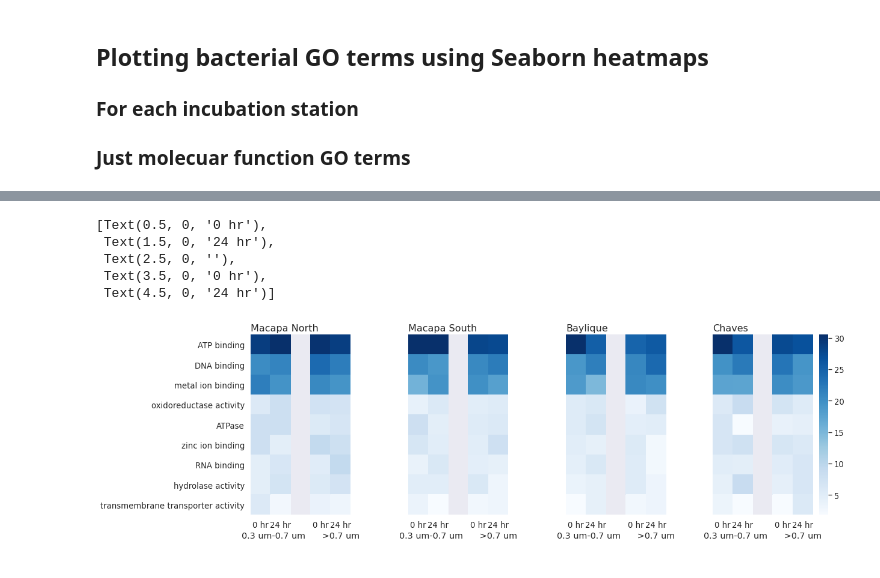
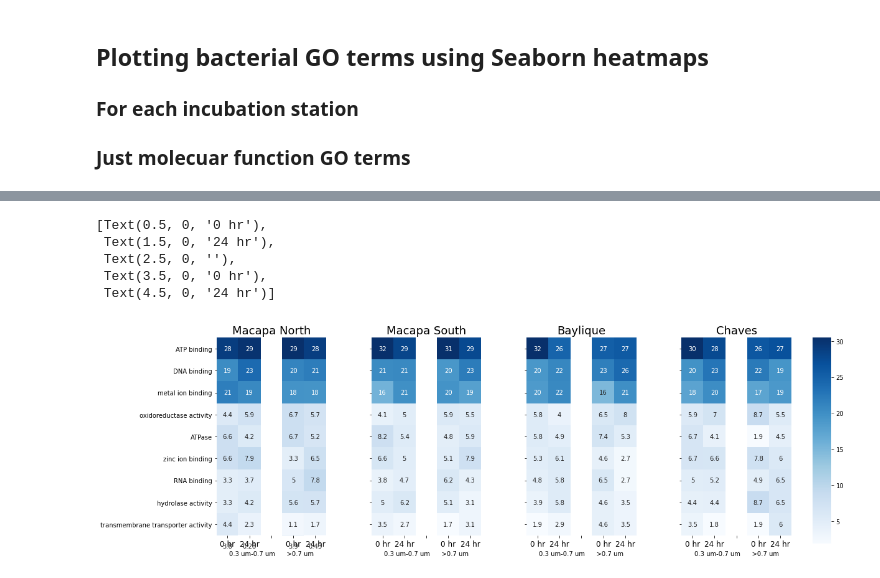
Before and after one commit to MeganEDuffy/amazon, a Jupyter notebook: notebooks/Trocas7_INCUBATIONS/GO-terms/All-stations-MF.ipynb, the cells around one changed output, grey strips where cells are left out. Drawn from its saved outputs; the diff is of its cells as text; code cells hidden in the pictures.

```diff
--- a/notebooks/Trocas7_INCUBATIONS/GO-terms/All-stations-MF.ipynb
+++ b/notebooks/Trocas7_INCUBATIONS/GO-terms/All-stations-MF.ipynb
@@ -38,40 +38,45 @@ CV.head()
 # %%
-fig,(ax1,ax2,ax3, ax4) = plt.subplots(1,4,sharey=True, sharex = True, figsize = (15, 5))
+fig,(ax1,ax2,ax3,ax4) = plt.subplots(1,4,sharey=True, sharex = True, figsize = (14, 5))
 
 plt.tight_layout()
+plt.subplots_adjust(wspace = 0.2)
 
 labels = ['0 hr', '24 hr', '', '0 hr', '24 hr']
 
-g1 = sns.heatmap(MN,cmap="Blues",cbar=False,ax=ax1, square = True)
+cbar_ax = fig.add_axes([1.0, 0.04,.03, 0.92])
+cbar_kws={'label': 'colorbar title'}
+
+
+g1 = sns.heatmap(MN,cmap="Blues", cbar_ax = cbar_ax ,ax=ax1, square = True, annot = True)
 g1.set_ylabel('')
 g1.set_xlabel('0.3 um-0.7 um      >0.7 um')
-g1.set_title('Macapa North', fontsize = 16, loc='left')
-g1.set_xticklabels(labels, rotation = 0)
+g1.set_title('Macapa North', fontsize = 18, loc='center')
+g1.set_xticklabels(labels, rotation = 0, fontsize = 12)
 
 
-g2 = sns.heatmap(MS,cmap="Blues",cbar=False,ax=ax2, square = True)
+g2 = sns.heatmap(MS,cmap="Blues", cbar_ax = cbar_ax, ax=ax2, square = True,annot = True)
 g2.set_ylabel('')
 g2.set_xlabel('0.3 um-0.7 um      >0.7 um')
-g2.set_title('Macapa South', fontsize = 16, loc='left')
-g2.set_xticklabels(labels, rotation = 0)
+g2.set_title('Macapa South', fontsize = 18, loc='center')
+g2.set_xticklabels(labels, rotation = 0, fontsize = 12)
 
 
-g3 = sns.heatmap(BY,cmap="Blues",cbar=False, ax=ax3, square = True)
+g3 = sns.heatmap(BY,cmap="Blues", cbar_ax = cbar_ax, ax=ax3, square = True, annot = True)
 g3.set_ylabel('')
 g3.set_xlabel('0.3 um-0.7 um      >0.7 um')
-g3.set_title('Baylique', fontsize = 16, loc='left')
-g3.set_xticklabels(labels, rotation = 0)
+g3.set_title('Baylique', fontsize = 18, loc='center')
+g3.set_xticklabels(labels, rotation = 0, fontsize = 12)
 
 
-g4 = sns.heatmap(CV,cmap="Blues",ax=ax4, edgecolor = 'black', square = True)
+g4 = sns.heatmap(CV,cmap="Blues",ax=ax4, cbar_ax = cbar_ax, edgecolor = 'black', square = True, annot = True)
 g4.set_ylabel('')
 g4.set_xlabel('0.3 um-0.7 um      >0.7 um')
-g4.set_title('Chaves', fontsize = 16, loc='left')
-g4.set_xticklabels(labels, rotation = 0)
+g4.set_title('Chaves', fontsize = 18, loc='center')
+g4.set_xticklabels(labels, rotation = 0, fontsize = 12)
 # %% [output]
 [Text(0.5, 0, '0 hr'),
  Text(1.5, 0, '24 hr'),
  Text(2.5, 0, ''),
  Text(3.5, 0, '0 hr'),
  Text(4.5, 0, '24 hr')]
-[figure, old version]
+[figure, new version]
```
Also changed, not shown: parts of 1 cell of this notebook, 7 other files.
